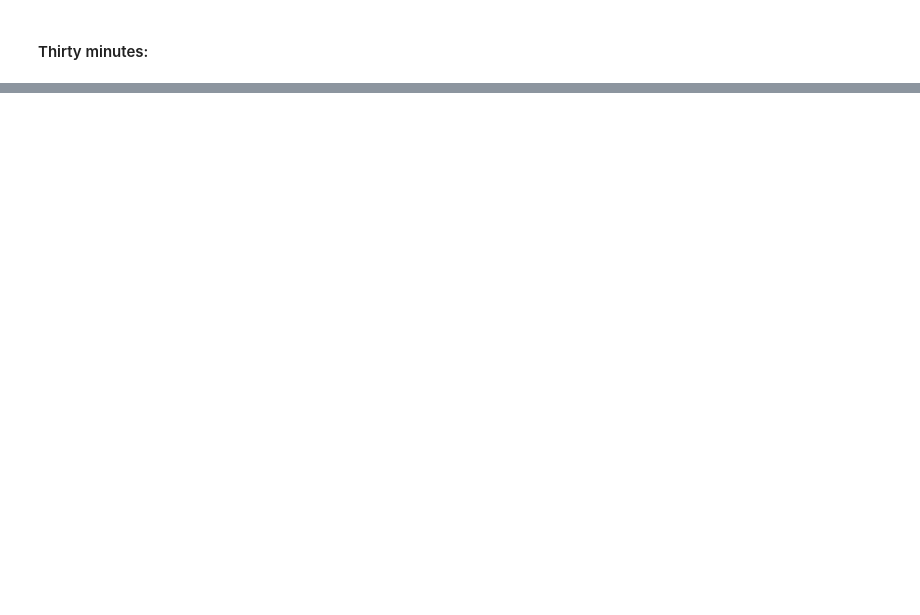
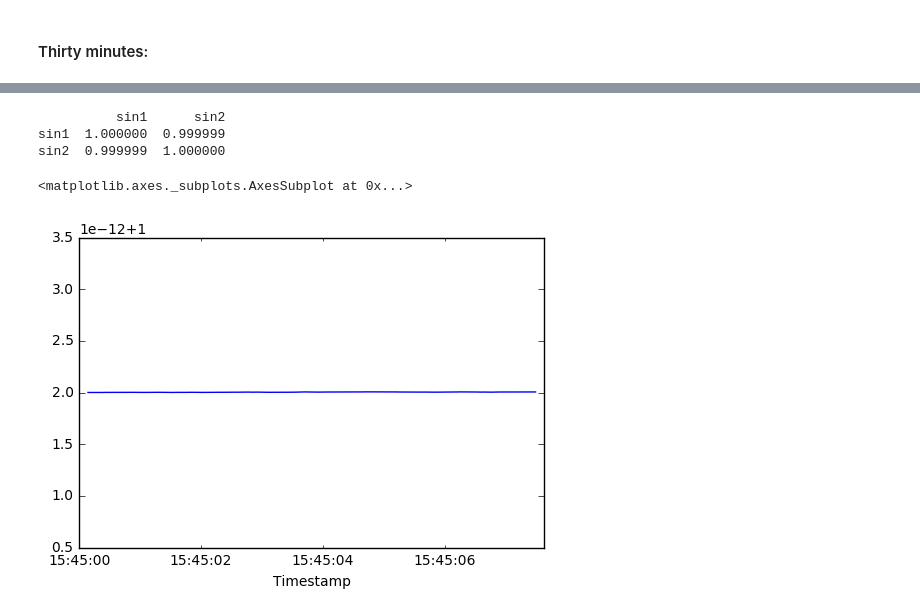
Before and after one commit to ChildMindInstitute/Healthy-Brain-Network-wearable-evaluation, a Jupyter notebook: rolling_correlations.ipynb, the cells around one changed output, grey strips where cells are left out. Cells and saved outputs as stored; diff of their text form; code cells hidden in the pictures; blank space fills up the shorter version.

Commit message:
work on calculating correlations

```diff
--- a/rolling_correlations.ipynb
+++ b/rolling_correlations.ipynb
@@ -142,0 +189,5 @@ r_corr(['GENEActiv_pink', 'Actigraph'], 'accelerometer',  datetime(2017, 4, 7,
+# %%
+import numpy as np
+import matplotlib.pylab as plt
+timestamps = np.array(list(datetime(2017, 4, 6, 15, 45) + timedelta(microseconds=1600*i) for i in range(4770)))
+sin1 = np.sin(range(4770))
@@ -142,0 +198,28 @@ r_corr(['GENEActiv_pink', 'Actigraph'], 'accelerometer',  datetime(2017, 4, 7,
+# %%
+dfsin1 = pd.DataFrame({'Timestamp': timestamps, 'sin': sin1})
+dfsin2 = pd.DataFrame({'Timestamp': timestamps2, 'sin': sin2})
+dfsin2[['Timestamp']] = dfsin2.Timestamp.apply(lambda x: x - timedelta(microseconds
+                        =1000))
+dfsin1.set_index('Timestamp', inplace=True)
+dfsin2.set_index('Timestamp', inplace=True)
+dfsins = dfsin1.merge(dfsin2, left_index=True, right_index=True, suffixes=(1, 2))
+# %%
+# correls = dfsins.rolling(window=180, center=True).corr()
+# print(correls.loc[:, list(df.columns)[0], list(df.columns)[1]].dropna(
+#      ).mean())
+# correls.loc[:, list(dfsins.columns)[0], list(dfsins.columns)[1]].plot()
+dfcorr = dfsins.corr(method='pearson')
+print(dfcorr)
+# %% [output]
+          sin1      sin2
+sin1  1.000000  0.999999
+sin2  0.999999  1.000000
+# %%
+dfsame = dfsin1.merge(dfsin1, left_index=True, right_index=True, suffixes=('1a', '1b'))
+correls = dfsame.rolling(window=180, center=True).corr()
+# print(correls.loc[:, list(df.columns)[0], list(df.columns)[1]].dropna(
+#      ).mean())
+correls.loc[:, list(dfsame.columns)[0], list(dfsame.columns)[1]].plot()
+# %% [output]
+<matplotlib.axes._subplots.AxesSubplot at 0x...>
+[figure, added]
```
Also changed, not shown: parts of 9 cells of this notebook, 3 other files.
